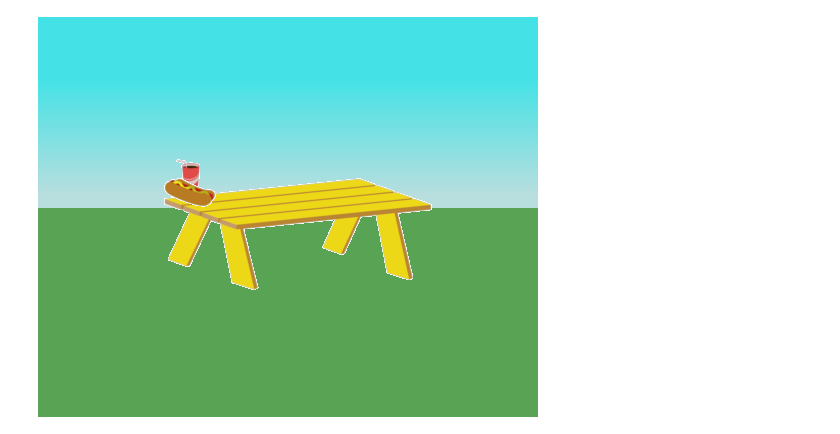
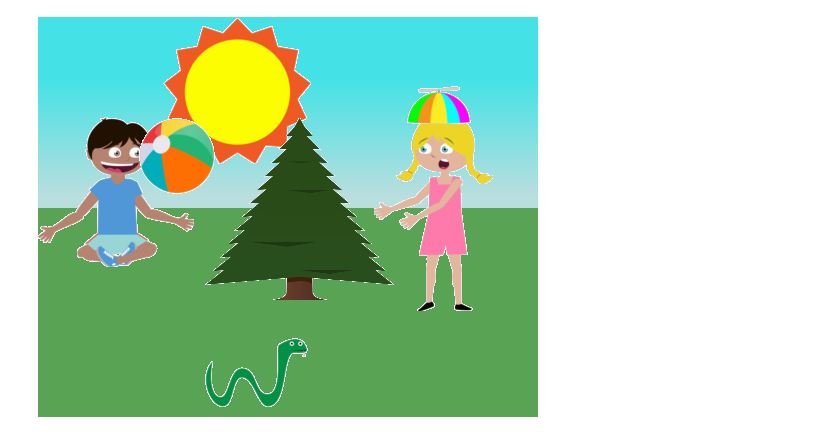
Before and after one commit to UralmashFox/CV_Project, a Jupyter notebook: CV_project.ipynb, the cells around one changed output. Drawn from its saved outputs; the diff is of its cells as text; code cells hidden in the pictures.

```diff
--- a/CV_project.ipynb
+++ b/CV_project.ipynb
@@ -164,13 +179,13 @@ def to_one_array(images, flips, all_x, all_y):
     # cv2_imshow(image)
   return(background)
 # %%
-text = "On the table there is a drink and hotdog"
+text = "It was sunny day. Happy Mike was sitting near the tree and playing with ball. There was a snake and Jenny was worried, she was wearing silly hat"
 #step by step: -1- split sentances -2- split words -3- find IDs, coordinates, flips -4- find name of img files -5- images to background
 sentances = tokenize.sent_tokenize(text)
 all_BoW = to_BoWs(sentances)
 all_ID, all_flip, all_x, all_y = get_info(all_BoW)
 trueID = real_ID(all_ID)
 final_image = text2img(all_ID, all_flip, all_x, all_y)
 cv2_imshow(final_image)
 # %% [output]
-[figure, old version]
+[figure, new version]
```
Also changed, not shown: parts of 11 cells of this notebook.
